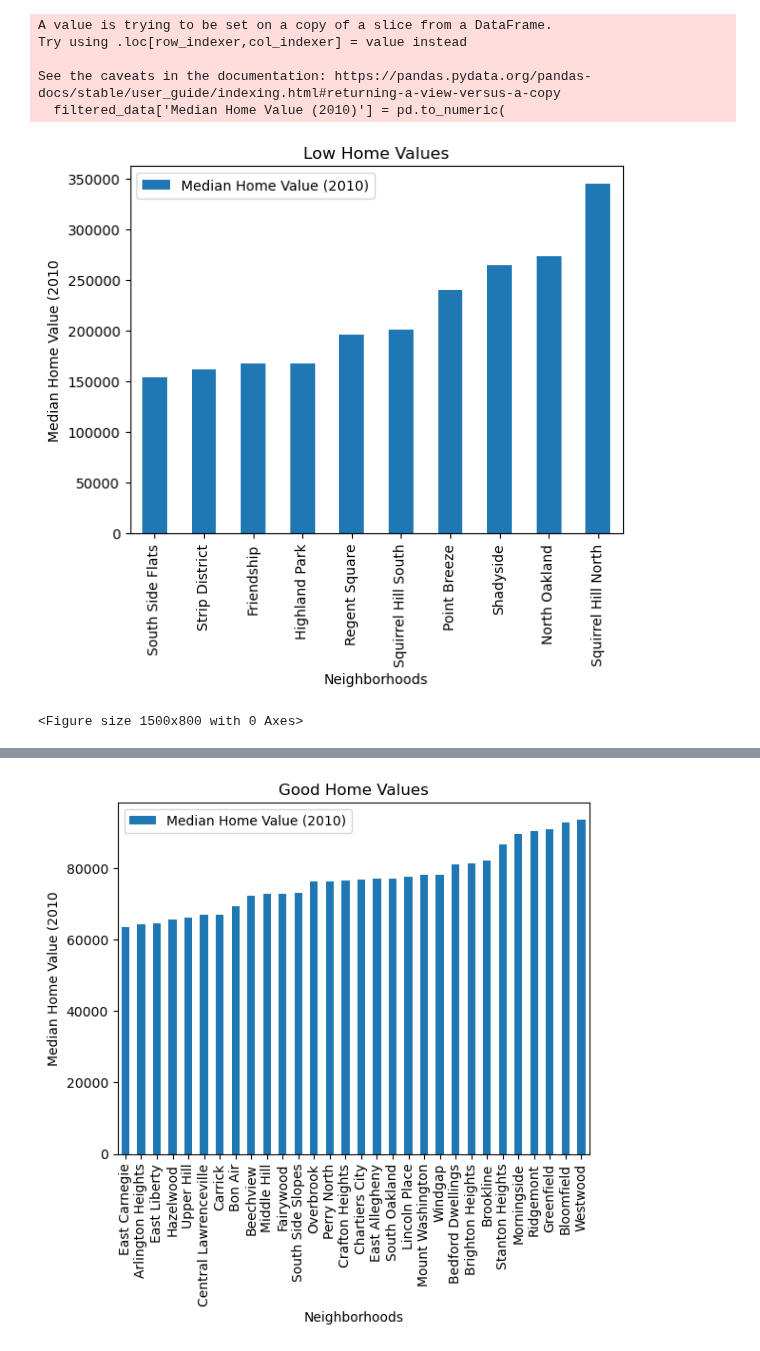
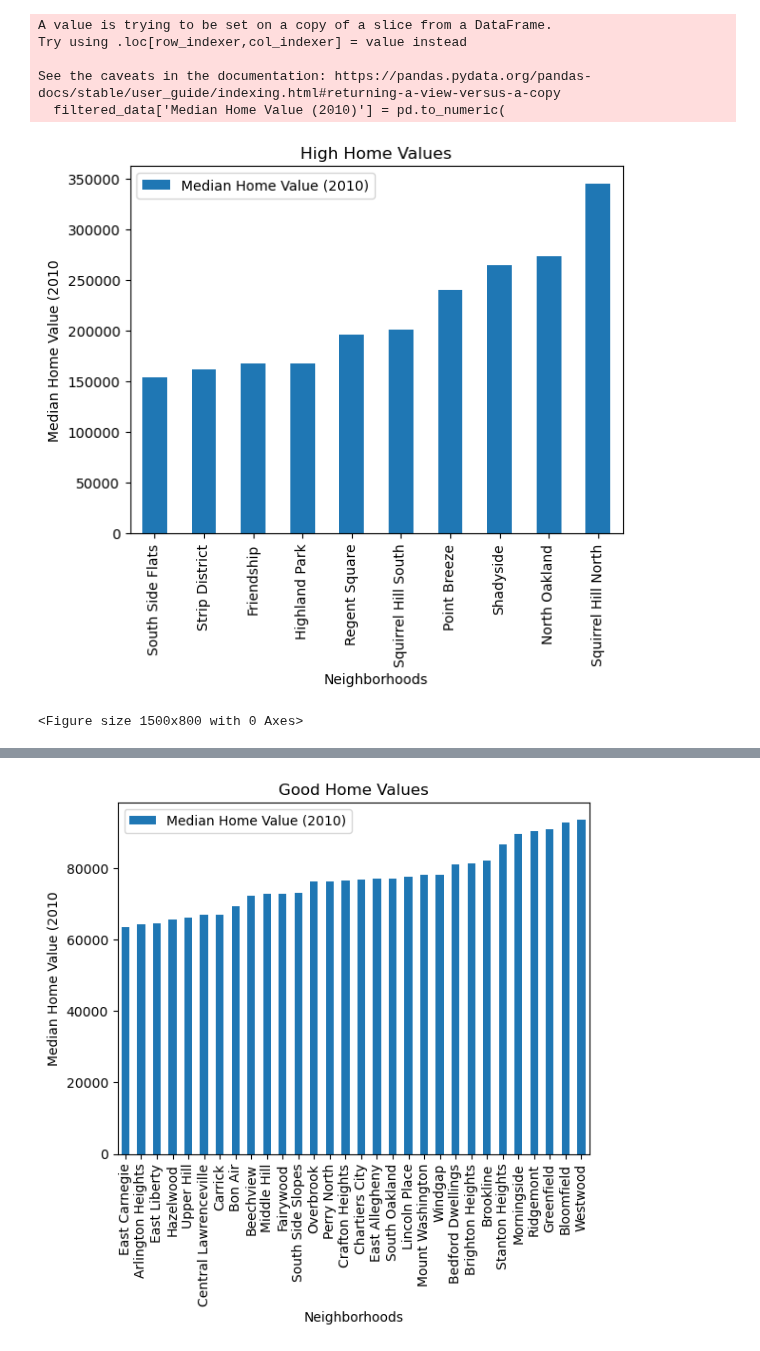
Before and after one commit to nschaab2005/CMPINF-0010-Final-Project, a Jupyter notebook: Final-Project-Noah.ipynb, the cells around one changed output, grey strips where cells are left out. Cells and saved outputs as stored; diff of their text form; code cells hidden in the pictures.

```diff
--- a/Final-Project-Noah.ipynb
+++ b/Final-Project-Noah.ipynb
@@ -27,12 +27,12 @@ Try using .loc[row_indexer,col_indexer] = value instead
 See the caveats in the documentation: https://pandas.pydata.org/pandas-docs/stable/user_guide/indexing.html#returning-a-view-versus-a-copy
   filtered_data['Median Home Value (2010)'] = pd.to_numeric(
 # %%
-filtered_data.tail(10).plot(x = 'Neighborhood', kind = 'bar', title = 'Low Home Values')
+filtered_data.tail(10).plot(x = 'Neighborhood', kind = 'bar', title = 'High Home Values')
 plt.xlabel('Neighborhoods')
 plt.ylabel('Median Home Value (2010')
 plt.figure(figsize=(15, 8))
 plt.show()
 # %% [output]
-[figure, old version]
+[figure, new version]
 <Figure size 1500x800 with 0 Axes>
 # %%
```
Also changed, not shown: parts of 1 cell of this notebook.
